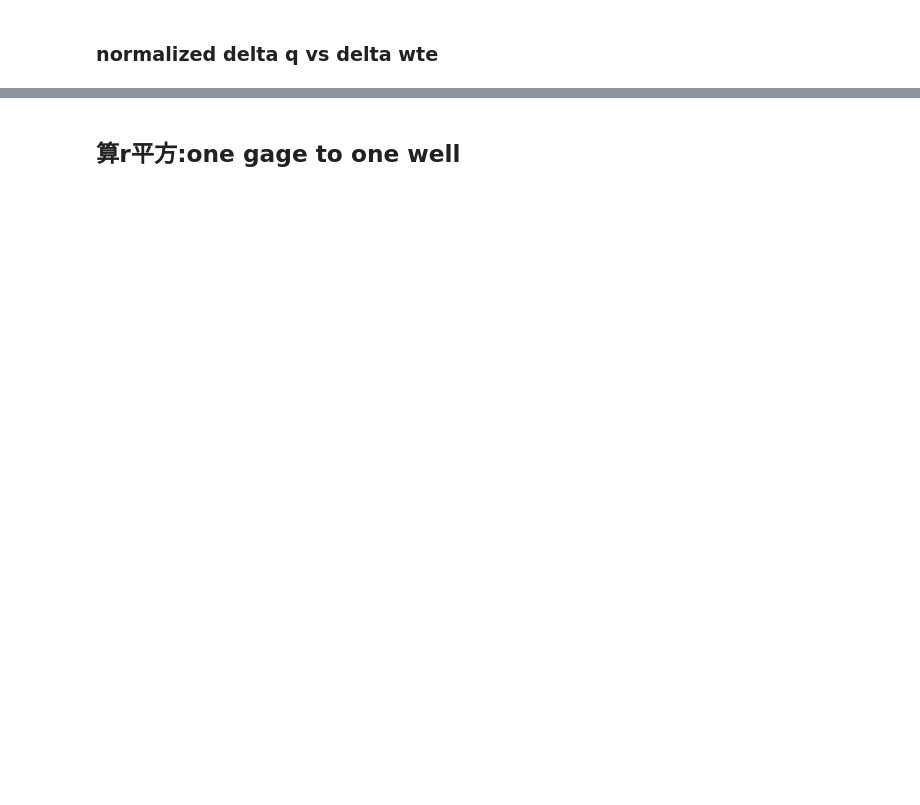
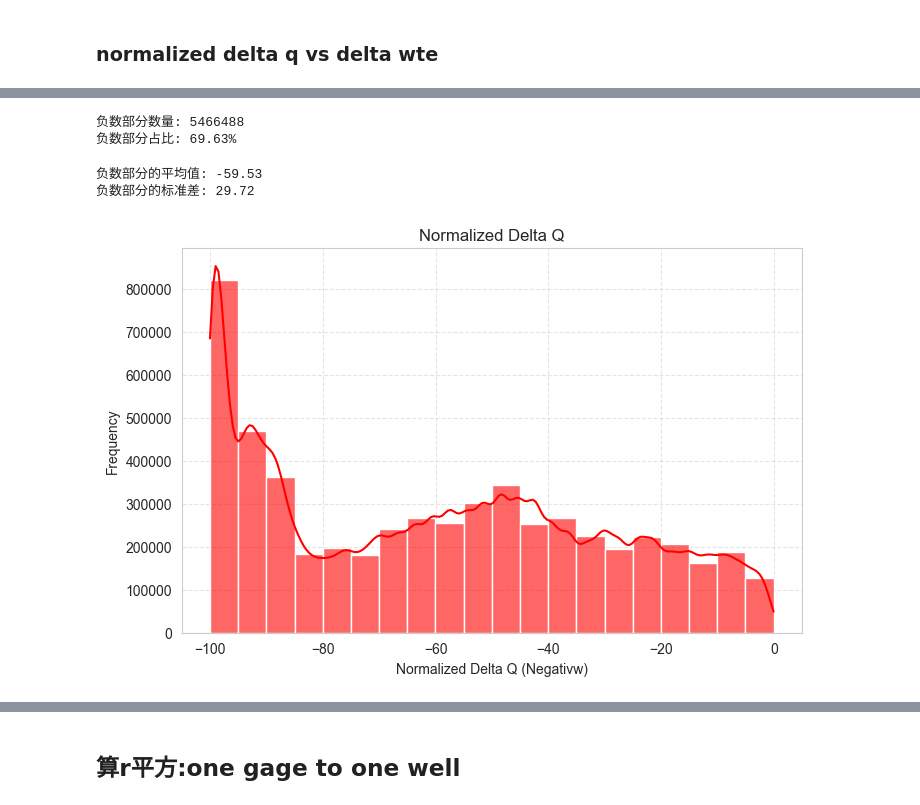
Before and after one commit to xueyil9/gslb_local_running, a Jupyter notebook: plot_delta_base_bfd_1.ipynb, the cells around one changed output, grey strips where cells are left out. Saved outputs shown, nothing was run; the diff lists cells and outputs as text; code cells hidden in the pictures; blank space fills up the shorter version.

```diff
--- a/plot_delta_base_bfd_1.ipynb
+++ b/plot_delta_base_bfd_1.ipynb
@@ -675,3 +466,2 @@ stats_df.to_csv('base_on_bfd_1/scatter_q_delta_wte_statistics.csv', index=False)
 # %%
-stats_df=pd.read_csv('base_on_bfd_1/scatter_q_delta_wte_statistics.csv')
-stats_df.head()
+final_result_cleaned = pd.read_csv('base_on_bfd_1/q_buffer2_pair_delta.csv')
@@ -707,0 +468,2 @@ Percentage of ref gages with a positive slope: nan%
+# %%
+df = final_result_cleaned.copy()
@@ -707,0 +476,42 @@ Percentage of ref gages with a positive slope: nan%
+# %%
+# 总列数
+total_count = len(df['normalized_delta_q'])
+
+# 负数部分的数量
+negative_count = (df['normalized_delta_q'] < 0).sum()
+
+# 负数部分的百分比
+negative_percentage = (negative_count / total_count) * 100
+
+print(f"负数部分数量: {negative_count}")
+print(f"负数部分占比: {negative_percentage:.2f}%")
+# %% [output]
+负数部分数量: 5466488
+负数部分占比: 69.63%
+# %%
+# 过滤负数部分
+negative_values = df[df['normalized_delta_q'] < 0]['normalized_delta_q']
+
+# 计算负数部分的统计值
+mean_negative = negative_values.mean()
+std_negative = negative_values.std()
+
+print(f"负数部分的平均值: {mean_negative:.2f}")
+print(f"负数部分的标准差: {std_negative:.2f}")
+# %% [output]
+负数部分的平均值: -59.53
+负数部分的标准差: 29.72
+# %%
+import matplotlib.pyplot as plt
+import seaborn as sns
+
+# 负数分布的直方图
+plt.figure(figsize=(8, 5))
+sns.histplot(negative_values, kde=True, bins=20, color='red', alpha=0.6)
+plt.title('Normalized Delta Q')
+plt.xlabel('Normalized Delta Q (Negativw)')
+plt.ylabel('Frequency')
+plt.grid(True, linestyle="--", alpha=0.5)
+plt.show()
+# %% [output]
+[figure, added]
```
Also changed, not shown: parts of 62 cells of this notebook.
